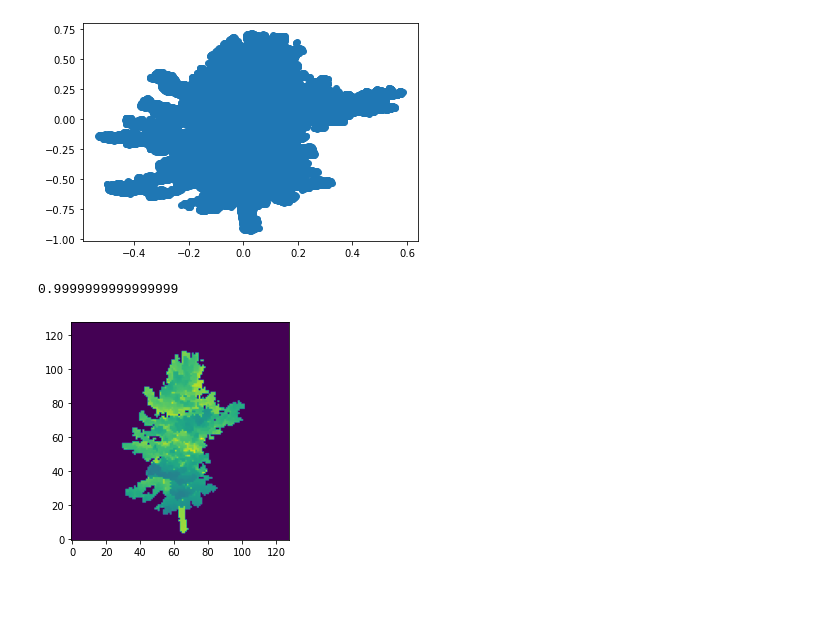
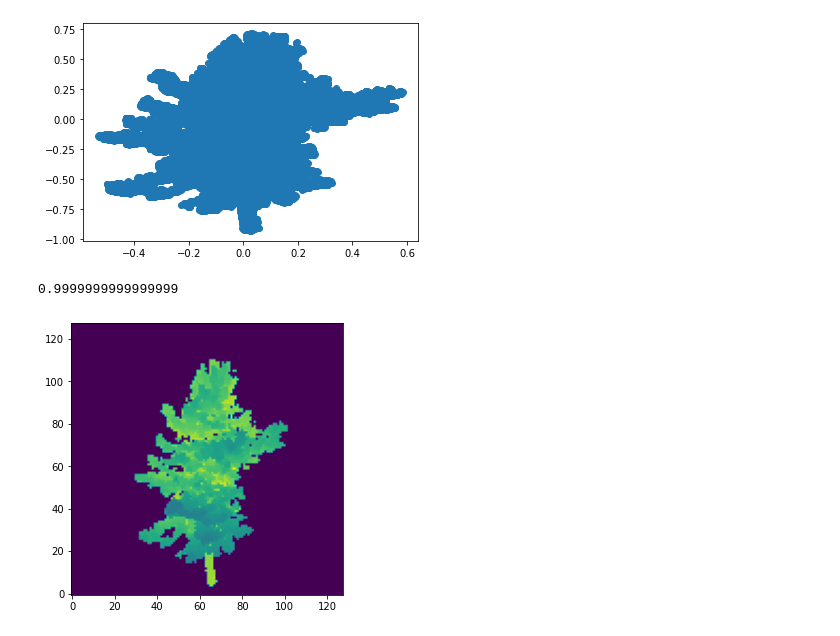
Before and after one commit to mataln/laser-trees, a Jupyter notebook: notebooks/projection_and_visualisation.ipynb, the cells around one changed output. Drawn from its saved outputs; the diff is of its cells as text; code cells hidden in the pictures; blank space fills up the shorter version.

Commit message:
Plotting functions

```diff
--- a/notebooks/projection_and_visualisation.ipynb
+++ b/notebooks/projection_and_visualisation.ipynb
@@ -251,7 +321,7 @@ axScatter.scatter(proj_points[:,0], proj_points[:,1])
 # %%
 %matplotlib inline
 img = depth_image_from_projection(proj_points, depths, camera_fov_deg = 90)
-depthimg = plt.imshow(img, origin='lower')
+plot_depth_image(img)
 # %% [output]
 0.9999999999999999
-[figure, old version]
+[figure, new version]
```
Also changed, not shown: parts of 3 cells of this notebook.
